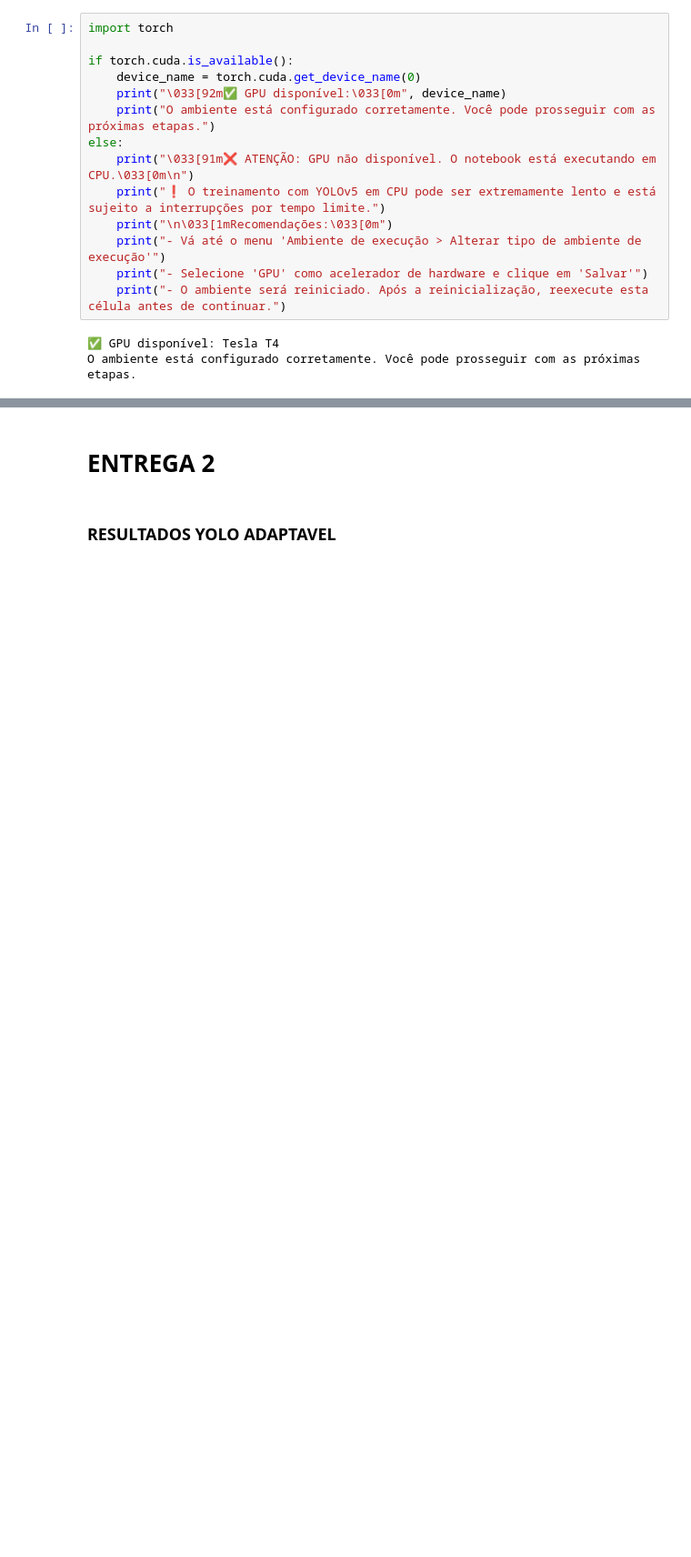
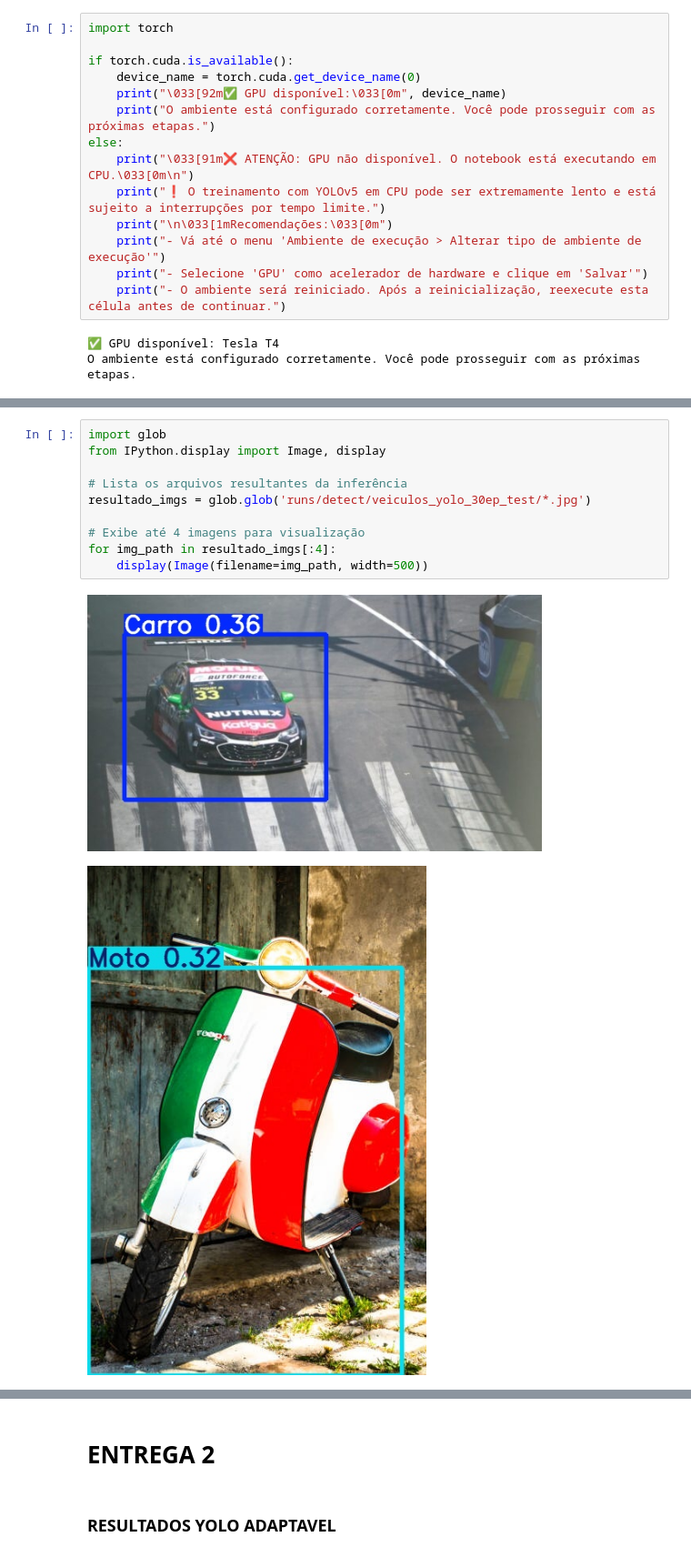
Before and after one commit to joseandrefilho/1TIAOR20242_FASE6_CAP1, a Jupyter notebook: notebooks/1TIAOR20242_FASE6_CAP1.ipynb, the cells around one changed output, grey strips where cells are left out. Shown at 91% size. Saved outputs shown, nothing was run; the diff lists cells and outputs as text; blank space fills up the shorter version.

Commit message:
Execução do Yolo adaptado

```diff
--- a/notebooks/1TIAOR20242_FASE6_CAP1.ipynb
+++ b/notebooks/1TIAOR20242_FASE6_CAP1.ipynb
@@ -257,0 +263,13 @@ Tempo de inferência no conjunto de teste: 6.02 segundos
+# %%
+import glob
+from IPython.display import Image, display
+
+# Lista os arquivos resultantes da inferência
+resultado_imgs = glob.glob('runs/detect/veiculos_yolo_30ep_test/*.jpg')
+
+# Exibe até 4 imagens para visualização
+for img_path in resultado_imgs[:4]:
+    display(Image(filename=img_path, width=500))
+# %% [output]
+[figure, added]
+[figure, added]
```
Also changed, not shown: parts of 42 cells of this notebook.
